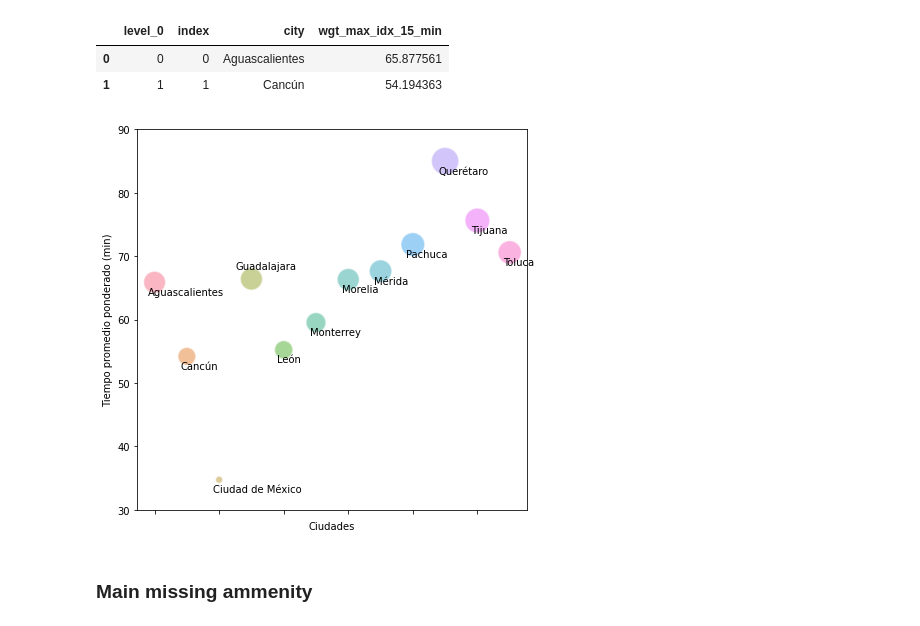
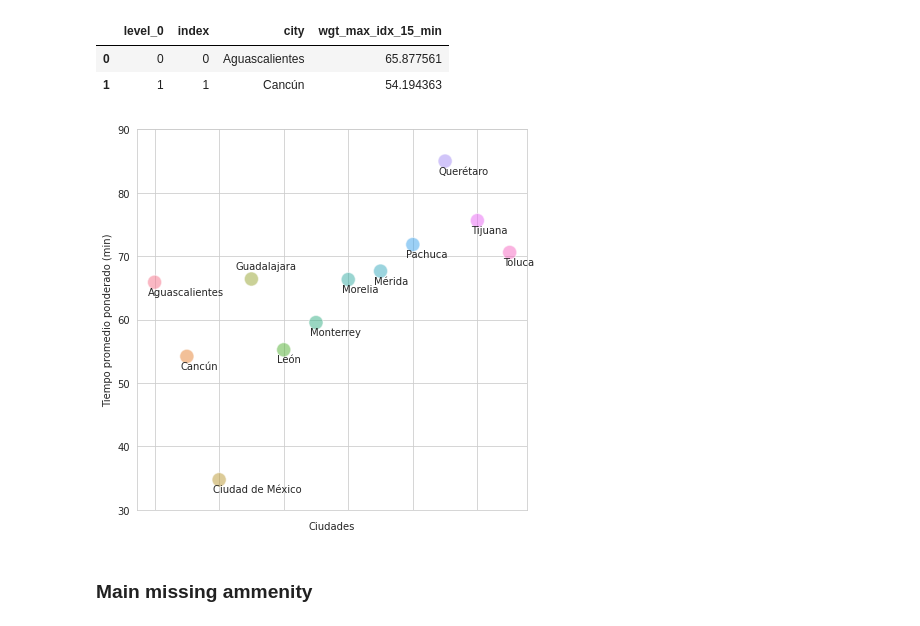
Before and after one commit to Observatorio-Ciudades/accesibilidad-urbana, a Jupyter notebook: notebooks/15_min_city/14-General-data-analysis.ipynb, the cells around one changed output. Saved outputs shown, nothing was run; the diff lists cells and outputs as text; code cells hidden in the pictures.

Commit message:
Graph updates with seaborn style and new maps

```diff
--- a/notebooks/15_min_city/14-General-data-analysis.ipynb
+++ b/notebooks/15_min_city/14-General-data-analysis.ipynb
@@ -29,3 +29,5 @@ module_path = os.path.abspath(os.path.join('../../'))
 if module_path not in sys.path:
     sys.path.append(module_path)
     import aup
+# %%
+sns.set_style("whitegrid")
@@ -163,25 +167,25 @@ df_wgt_avg.head(2)
 # %%
 fig,ax = plt.subplots(figsize=(7,7))
 
 sns.scatterplot(data=df_wgt_avg, x=df_wgt_avg.index, y=df_wgt_avg.wgt_max_idx_15_min,
-                size=df_wgt_avg.wgt_max_idx_15_min, sizes=(50,750), alpha=0.5,
+                s=200, alpha=0.5,
                hue = 'city', legend=False, ax=ax)
 ax.set(xticklabels=[])
 plt.xlabel('Ciudades')
 plt.ylabel('Tiempo promedio ponderado (min)')
 plt.ylim(30,90)
 
 def label_point(x, y, val, ax):
     a = pd.concat({'x': x, 'y': y, 'val': val}, axis=1)
     for i, point in a.iterrows():
         if point['val'] == 'Guadalajara':
             ax.text(point['x']-0.5, point['y']+1.5, str(point['val']))
         else:
             ax.text(point['x']-0.2, point['y']-2, str(point['val']))
 
 label_point(df_wgt_avg['level_0'], df_wgt_avg.wgt_max_idx_15_min, df_wgt_avg.city, plt.gca())
 # %% [output]
-[figure, old version]
+[figure, new version]
 # %% [markdown]
 ### Main missing ammenity
 # %%
```
Also changed, not shown: parts of 7 cells of this notebook.
